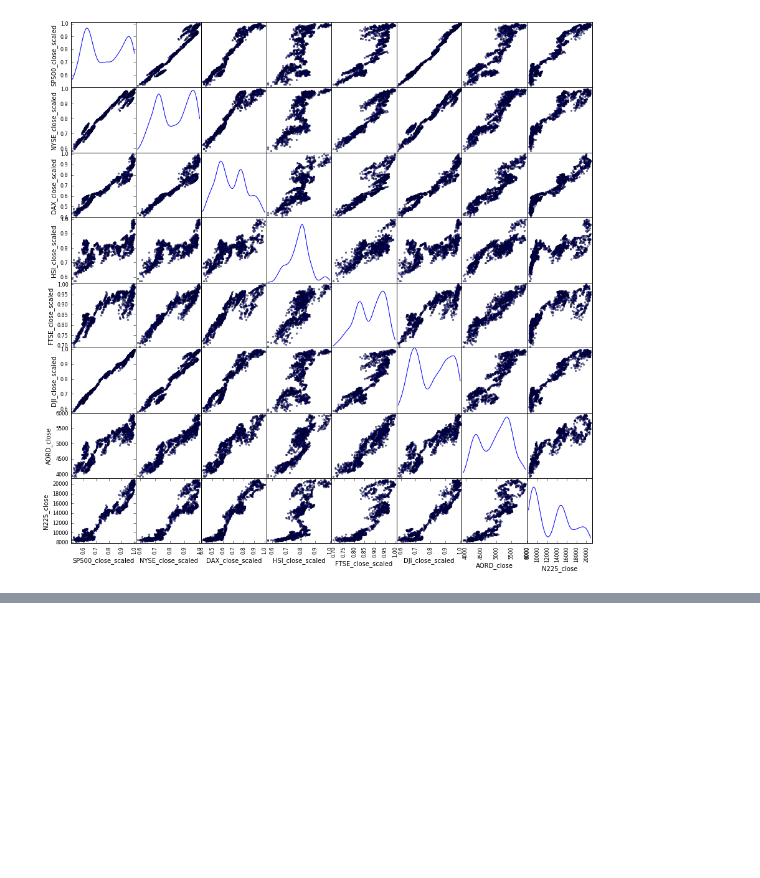
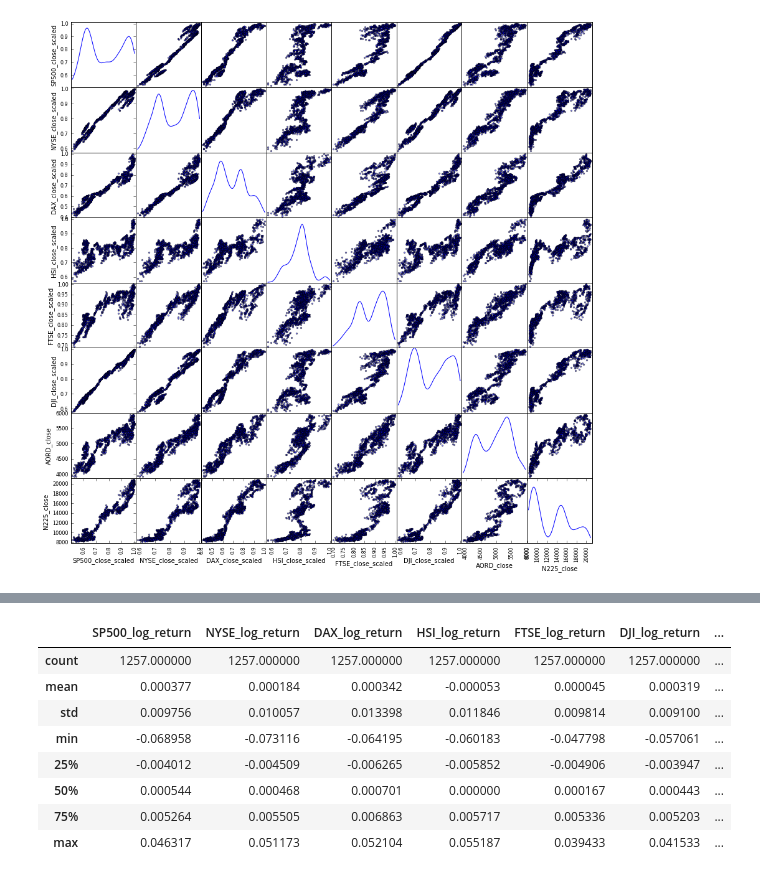
Before and after one commit to stevenyu530/NowcastingLibrary, a Jupyter notebook: IPythonNotebooks/MLFinancialTimeSeries.ipynb, the cells around one changed output, grey strips where cells are left out. Drawn from its saved outputs; the diff is of its cells as text; code cells hidden in the pictures; blank space fills up the shorter version.

```diff
--- a/IPythonNotebooks/MLFinancialTimeSeries.ipynb
+++ b/IPythonNotebooks/MLFinancialTimeSeries.ipynb
@@ -123,0 +129,23 @@ _ = scatter_matrix(pd.concat([closing_data['SP500_close_scaled'],
+# %%
+log_return_data = pd.DataFrame()
+
+log_return_data['SP500_log_return'] = np.log(closing_data['SP500_close'] / closing_data['SP500_close'].shift())
+log_return_data['NYSE_log_return'] = np.log(closing_data['NYSE_close'] / closing_data['NYSE_close'].shift())
+log_return_data['DJI_log_return'] = np.log(closing_data['DJI_close'] / closing_data['DJI_close'].shift())
+log_return_data['FTSE_log_return'] = np.log(closing_data['FTSE_close'] / closing_data['FTSE_close'].shift())
+log_return_data['DAX_log_return'] = np.log(closing_data['DAX_close'] / closing_data['DAX_close'].shift())
+log_return_data['HSI_log_return'] = np.log(closing_data['HSI_close'] / closing_data['HSI_close'].shift())
+log_return_data['AORD_log_return'] = np.log(closing_data['AORD_close'] / closing_data['AORD_close'].shift())
+log_return_data['N225_log_return'] = np.log(closing_data['N225_close'] / closing_data['N225_close'].shift())
+
+log_return_data.describe()
+# %% [output]
+|  | SP500_log_return | NYSE_log_return | DAX_log_return | HSI_log_return | FTSE_log_return | DJI_log_return | ... |
+| count | 1257.000000 | 1257.000000 | 1257.000000 | 1257.000000 | 1257.000000 | 1257.000000 | ... |
+| mean | 0.000377 | 0.000184 | 0.000342 | -0.000053 | 0.000045 | 0.000319 | ... |
+| std | 0.009756 | 0.010057 | 0.013398 | 0.011846 | 0.009814 | 0.009100 | ... |
+| min | -0.068958 | -0.073116 | -0.064195 | -0.060183 | -0.047798 | -0.057061 | ... |
+| 25% | -0.004012 | -0.004509 | -0.006265 | -0.005852 | -0.004906 | -0.003947 | ... |
+| 50% | 0.000544 | 0.000468 | 0.000701 | 0.000000 | 0.000167 | 0.000443 | ... |
+| 75% | 0.005264 | 0.005505 | 0.006863 | 0.005717 | 0.005336 | 0.005203 | ... |
+| max | 0.046317 | 0.051173 | 0.052104 | 0.055187 | 0.039433 | 0.041533 | ... |
```
Also changed, not shown: parts of 10 cells of this notebook.
